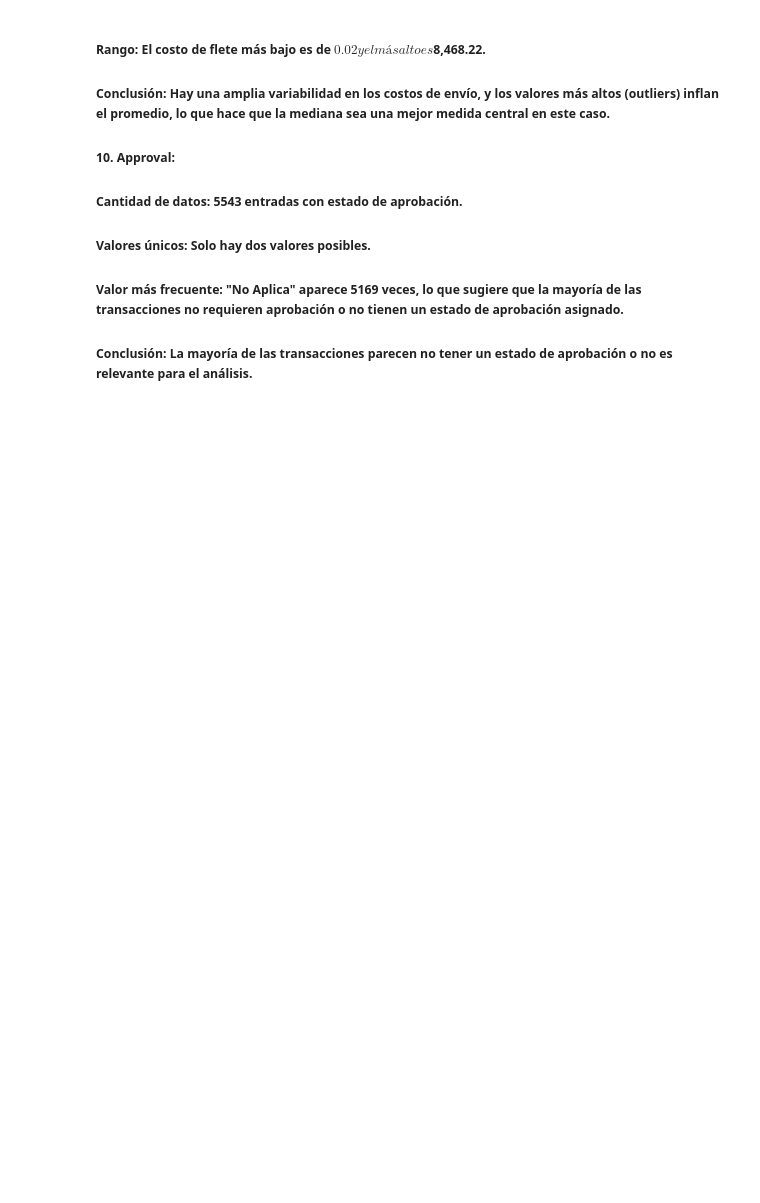
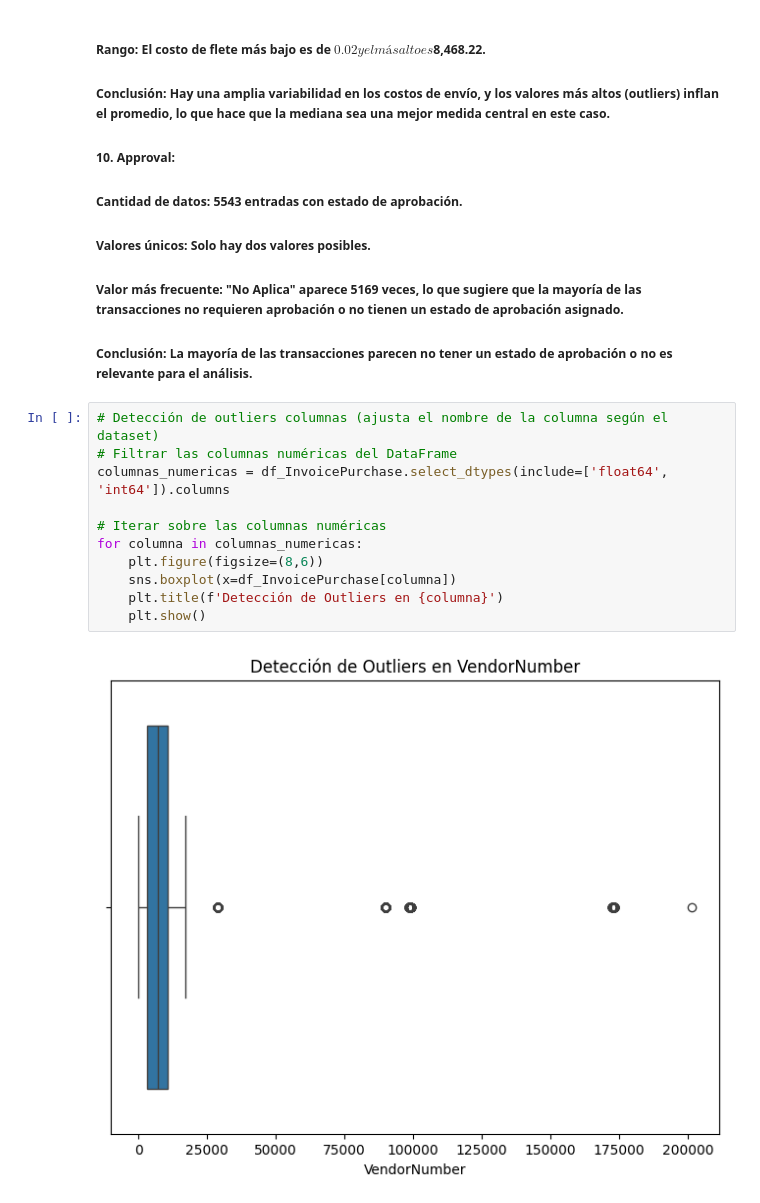
Before and after one commit to danipars/Analisis_Inventario_Distribuidora_Licores_AMCDrinks, a Jupyter notebook: EDA/PurchacesInvoice.ipynb, the cells around one changed output. Cells and saved outputs as stored; diff of their text form; blank space fills up the shorter version.

```diff
--- a/EDA/PurchacesInvoice.ipynb
+++ b/EDA/PurchacesInvoice.ipynb
@@ -230,3 +230,16 @@ Name: Approval, dtype: object
 ##### Valores únicos: Solo hay dos valores posibles.
 ##### Valor más frecuente: "No Aplica" aparece 5169 veces, lo que sugiere que la mayoría de las transacciones no requieren aprobación o no tienen un estado de aprobación asignado.
 ##### Conclusión: La mayoría de las transacciones parecen no tener un estado de aprobación o no es relevante para el análisis.
+# %%
+# Detección de outliers columnas (ajusta el nombre de la columna según el dataset)
+# Filtrar las columnas numéricas del DataFrame
+columnas_numericas = df_InvoicePurchase.select_dtypes(include=['float64', 'int64']).columns
+
+# Iterar sobre las columnas numéricas
+for columna in columnas_numericas:
+    plt.figure(figsize=(8,6))
+    sns.boxplot(x=df_InvoicePurchase[columna])
+    plt.title(f'Detección de Outliers en {columna}')
+    plt.show()
+# %% [output]
+[figure, added]
```
Also changed, not shown: parts of 5 cells of this notebook.
